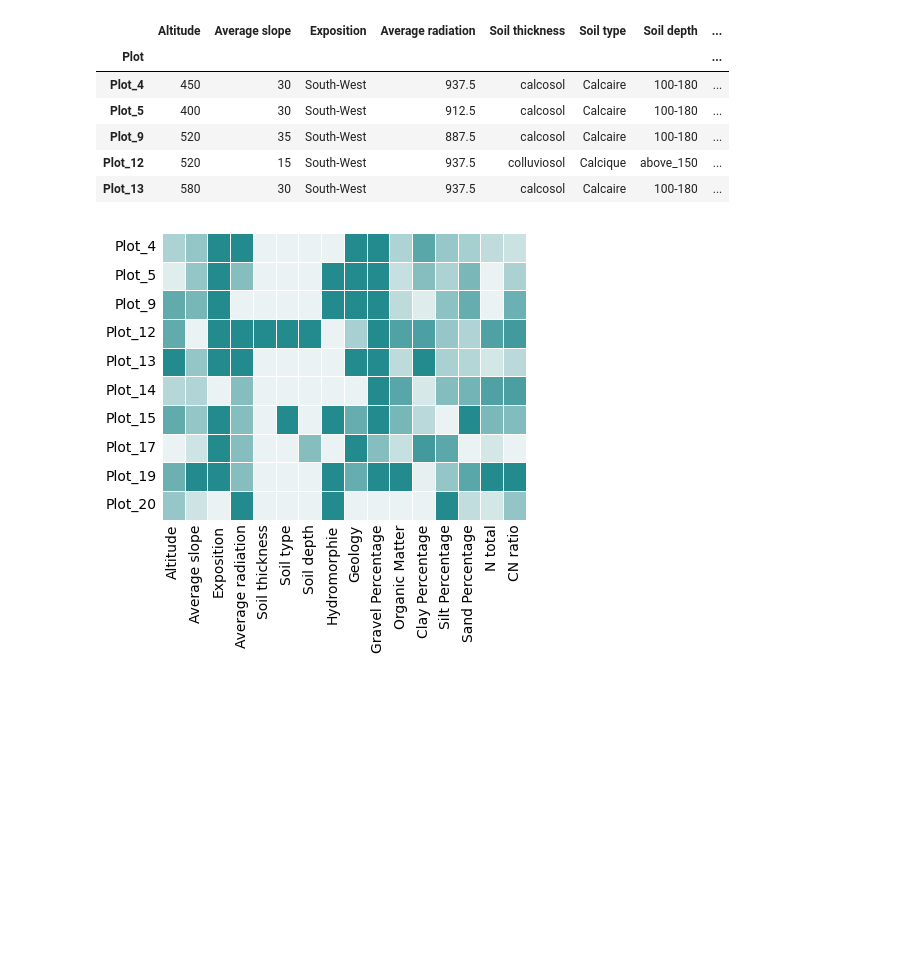
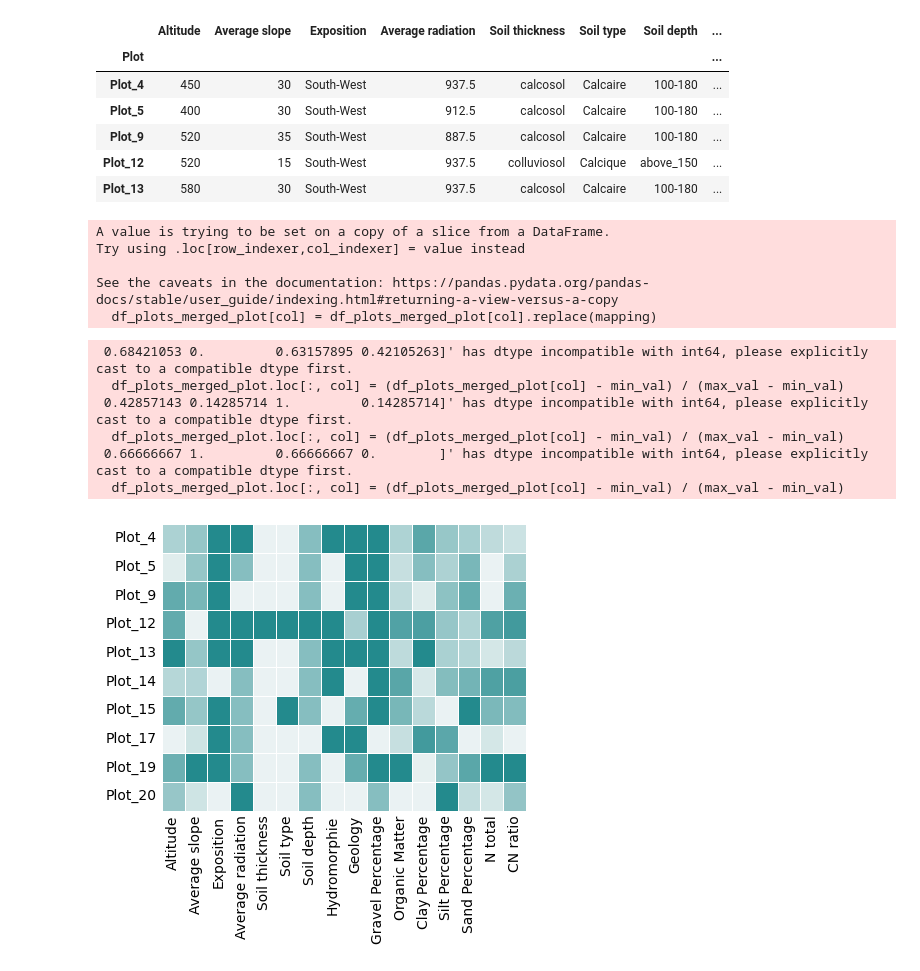
Before and after one commit to bokulich-publications/microterroir, a Jupyter notebook: Soil-Analysis/Plot_Properties.ipynb, the cells around one changed output. Drawn from its saved outputs; the diff is of its cells as text; code cells hidden in the pictures; blank space fills up the shorter version.

Commit message:
Format heatmaps

```diff
--- a/Soil-Analysis/Plot_Properties.ipynb
+++ b/Soil-Analysis/Plot_Properties.ipynb
@@ -167,40 +167,66 @@ df_plots_merged_plot.head()
 | Plot_9 | 520 | 35 | South-West | 887.5 | calcosol | Calcaire | 100-180 | ... |
 | Plot_12 | 520 | 15 | South-West | 937.5 | colluviosol | Calcique | above_150 | ... |
 | Plot_13 | 580 | 30 | South-West | 937.5 | calcosol | Calcaire | 100-180 | ... |
+# %%
+# Define your encoding dictionary
+encoding_dict = {
+    'Exposition': {'South': 0, 'South-West': 1},
+    'Soil type': {'Calcaire': 0, 'Calcique': 1},
+    'Soil thickness': {'calcosol': 0, 'colluviosol': 1},
+    'Soil depth': {'100-180': 1, '40-100': 0, 'above_150': 2},
+    'Hydromorphie': {'Slightly_redox': 1, 'no_redox': 0},
+    'Geology': {
+        'Bottom_moraine': 0,
+        'Colluvium': 1,
+        'Gravel_moraine': 2,
+        'Molasse': 3
+    },
+    'Gravel Percentage': {'10-30%': 1, '<10%': 0, '>30%': 2}
+}
+
+# Apply encoding to the dataframe
+for col, mapping in encoding_dict.items():
+    df_plots_merged_plot[col] = df_plots_merged_plot[col].replace(mapping)
+# %% [output]
+A value is trying to be set on a copy of a slice from a DataFrame.
+Try using .loc[row_indexer,col_indexer] = value instead
+
+See the caveats in the documentation: https://pandas.pydata.org/pandas-docs/stable/user_guide/indexing.html#returning-a-view-versus-a-copy
+  df_plots_merged_plot[col] = df_plots_merged_plot[col].replace(mapping)
 # %%
-# Step 1: Encode categorical columns (non-numeric)
-label_encoder = LabelEncoder()
-
-categorical_columns = ['Exposition', 'Soil type', 'Soil thickness', 'Soil depth', 'Hydromorphie', 'Geology', 'Gravel Percentage']
-for col in categorical_columns:
-    df_plots_merged_plot.loc[:, col] = label_encoder.fit_transform(df_plots_merged_plot[col])
 
 # Step 2: Normalize each column separately
 for col in df_plots_merged_plot.columns:
     if df_plots_merged_plot[col].dtype in ['float64', 'int64']:  # Only normalize numeric columns
         min_val = df_plots_merged_plot[col].min(skipna=True)
         max_val = df_plots_merged_plot[col].max(skipna=True)
         if min_val != max_val:  # Avoid division by zero
             df_plots_merged_plot.loc[:, col] = (df_plots_merged_plot[col] - min_val) / (max_val - min_val)
 
 # Step 3: Create custom colormap
 custom_palette = sns.light_palette("#238A8DFF", as_cmap=True)
 
 # Step 4: Plot heatmap
 plt.figure(figsize=(4.5, 4.5))
 ax = sns.heatmap(df_plots_merged_plot, cmap=custom_palette, annot=False, fmt='.1f', linewidths=0.5,
                  mask=df_plots_merged_plot.isna(),  # Hide empty rows
                  xticklabels=True, yticklabels=True, cbar=False, cbar_kws={'shrink': 0.4})  # Shrink colorbar
 
 # Formatting
 plt.ylabel("")
 plt.xticks(rotation=90, ha="center")
 plt.yticks(rotation=0)
 
 ax.tick_params(axis='both', length=0)
 
 plt.tight_layout()
 plt.savefig("/Users/lfloerl/Desktop/MICROTERROIR/Figures/PlotProperites_Heatmap.png", dpi=1200)
 plt.show()
 # %% [output]
+ 0.68421053 0.         0.63157895 0.42105263]' has dtype incompatible with int64, please explicitly cast to a compatible dtype first.
+  df_plots_merged_plot.loc[:, col] = (df_plots_merged_plot[col] - min_val) / (max_val - min_val)
+ 0.42857143 0.14285714 1.         0.14285714]' has dtype incompatible with int64, please explicitly cast to a compatible dtype first.
+  df_plots_merged_plot.loc[:, col] = (df_plots_merged_plot[col] - min_val) / (max_val - min_val)
+ 0.66666667 1.         0.66666667 0.        ]' has dtype incompatible with int64, please explicitly cast to a compatible dtype first.
+  df_plots_merged_plot.loc[:, col] = (df_plots_merged_plot[col] - min_val) / (max_val - min_val)
-[figure, old version]
+[figure, new version]
```
Also changed, not shown: 2 other files.
